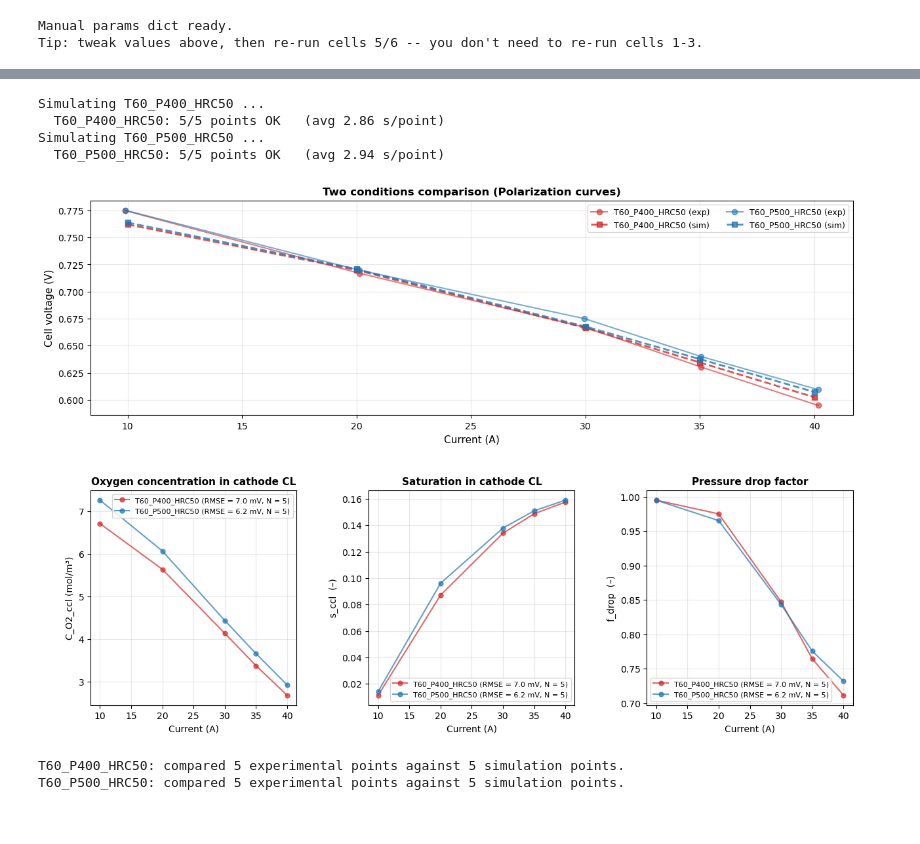
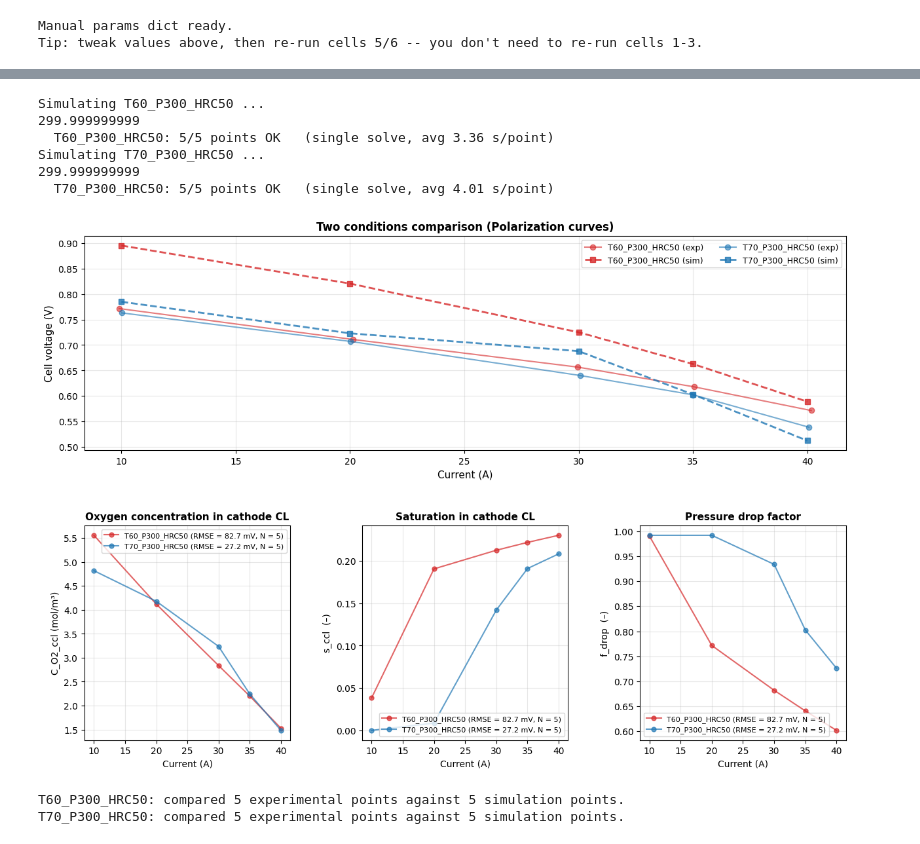
Before and after one commit to YuKwanH/DS-AlphaPEM, a Jupyter notebook: simulation/parameter calibration/dynamic model/manual_polar.ipynb, the cells around one changed output, grey strips where cells are left out. Cells and saved outputs as stored; diff of their text form; code cells hidden in the pictures.

```diff
--- a/simulation/parameter calibration/dynamic model/manual_polar.ipynb
+++ b/simulation/parameter calibration/dynamic model/manual_polar.ipynb
@@ -39,8 +30,3 @@ Imports OK.
 # ---- Cell 2: Import experiment data ----
 exp_file       = project_root / "data" / "Polar_curves.xlsx"
 polardata_exp  = pd.read_excel(exp_file, sheet_name=None)
-
-print(f"Loaded {len(polardata_exp)} conditions from {exp_file.name}")
-for name, df in polardata_exp.items():
-    i_min, i_max = df["I_LOAD"].min(), df["I_LOAD"].max()
-    print(f"  {name:18s}  {len(df):3d} points,  I = {i_min:.1f}-{i_max:.1f} A")
@@ -187,7 +196,7 @@ Tip: tweak values above, then re-run cells 5/6 -- you don't need to re-run cells
 # Each polar point is a constant current held for `t_hold` seconds; the
 # staircase below visualises the load schedule on a single time axis.
 
-t_hold = 30.0       # seconds per point -- must match the t_span used inside simulate_polar()
+t_hold = dwell_polar  # Keep in sync with simulate_polar()
 i_A_per_m2 = [I / parameters["Aact"] for I in I_tested]
 
 # Build the staircase
@@ -205,8 +214,7 @@ y_top = max(i_stairs) * 1.06
 for k, (I, i_d) in enumerate(zip(I_tested, i_A_per_m2)):
     t_mid = (k + 0.5) * t_hold
     label = "P" + str(k + 1) + ": " + str(I) + " A  (" + format(i_d, ".0f") + " A/m²)"
-    ax.text(t_mid, y_top, label, ha="center", va="bottom", fontsize=9,
-            color="tab:red", rotation=0)
+    ax.text(t_mid, y_top, label, ha="center", va="bottom", fontsize=9, color="tab:red", rotation=0)
 ax.set_xlim(0, len(I_tested) * t_hold)
 ax.set_ylim(0, y_top * 1.15)
 ax.set_xlabel("Time within sweep (s)")
@@ -306,6 +315,6 @@ RMSE on 5 points: 7.0 mV
 # %%
 # ---- Cell 7: Plot two-condition fit with internal states overlaid ----
-CHOSEN_2 = ["T60_P400_HRC50", "T60_P500_HRC50"]
+CHOSEN_2 = ["T60_P300_HRC50", "T70_P300_HRC50"]
 
 fig = plt.figure(figsize=(15, 10))
 gs  = gridspec.GridSpec(2, 3, figure=fig, hspace=0.35, wspace=0.35)
@@ -316,7 +325,7 @@ ax_fd    = fig.add_subplot(gs[1, 2])
 
 # Storage for all data
 all_results = {}
-colors = {"T60_P400_HRC50": "tab:red", "T60_P500_HRC50": "tab:blue"}
+colors = {"T60_P300_HRC50": "tab:red", "T70_P300_HRC50": "tab:blue"}
 
 # Simulate both conditions
 for cond_key in CHOSEN_2:
@@ -364,37 +373,39 @@ for cond_key, color in colors.items():
         ax_s.plot(i_sim, internals["s_ccl"], "o-", color=color, markersize=5, label=label, linewidth=1.5, alpha=0.7)
         ax_fd.plot(i_sim, internals["fdrop"], "o-", color=color, markersize=5, label=label, linewidth=1.5, alpha=0.7)
 
 # Format diagnostic plots
 ax_co2.set_ylabel("C_O2_ccl (mol/m³)", fontsize=10)
 ax_co2.set_xlabel("Current (A)", fontsize=10)
 ax_co2.set_title("Oxygen concentration in cathode CL", fontsize=11, fontweight="bold")
 ax_co2.grid(True, alpha=0.3)
 ax_co2.legend(fontsize=8, loc="best")
 
 ax_s.set_ylabel("s_ccl  (–)", fontsize=10)
 ax_s.set_xlabel("Current (A)", fontsize=10)
 ax_s.set_title("Saturation in cathode CL", fontsize=11, fontweight="bold")
 ax_s.grid(True, alpha=0.3)
 ax_s.legend(fontsize=8, loc="best")
 
 ax_fd.set_ylabel("f_drop  (–)", fontsize=10)
 ax_fd.set_xlabel("Current (A)", fontsize=10)
 ax_fd.set_title("Pressure drop factor", fontsize=11, fontweight="bold")
 ax_fd.grid(True, alpha=0.3)
 ax_fd.legend(fontsize=8, loc="best")
 
 plt.tight_layout()
 plt.show()
 
 for cond_key in CHOSEN_2:
     i_exp = all_results[cond_key]["i_exp"]
     i_sim = all_results[cond_key]["i_sim"]
     print(f"{cond_key}: compared {len(i_exp)} experimental points against {len(i_sim)} simulation points.")
 # %% [output]
-Simulating T60_P400_HRC50 ...
-  T60_P400_HRC50: 5/5 points OK   (avg 2.86 s/point)
-Simulating T60_P500_HRC50 ...
-  T60_P500_HRC50: 5/5 points OK   (avg 2.94 s/point)
+Simulating T60_P300_HRC50 ...
+299.999999999
+  T60_P300_HRC50: 5/5 points OK   (single solve, avg 3.36 s/point)
+Simulating T70_P300_HRC50 ...
+299.999999999
+  T70_P300_HRC50: 5/5 points OK   (single solve, avg 4.01 s/point)
-[figure, old version]
+[figure, new version]
-T60_P400_HRC50: compared 5 experimental points against 5 simulation points.
-T60_P500_HRC50: compared 5 experimental points against 5 simulation points.
+T60_P300_HRC50: compared 5 experimental points against 5 simulation points.
+T70_P300_HRC50: compared 5 experimental points against 5 simulation points.
```
Also changed, not shown: parts of 7 cells of this notebook, 9 other files.
